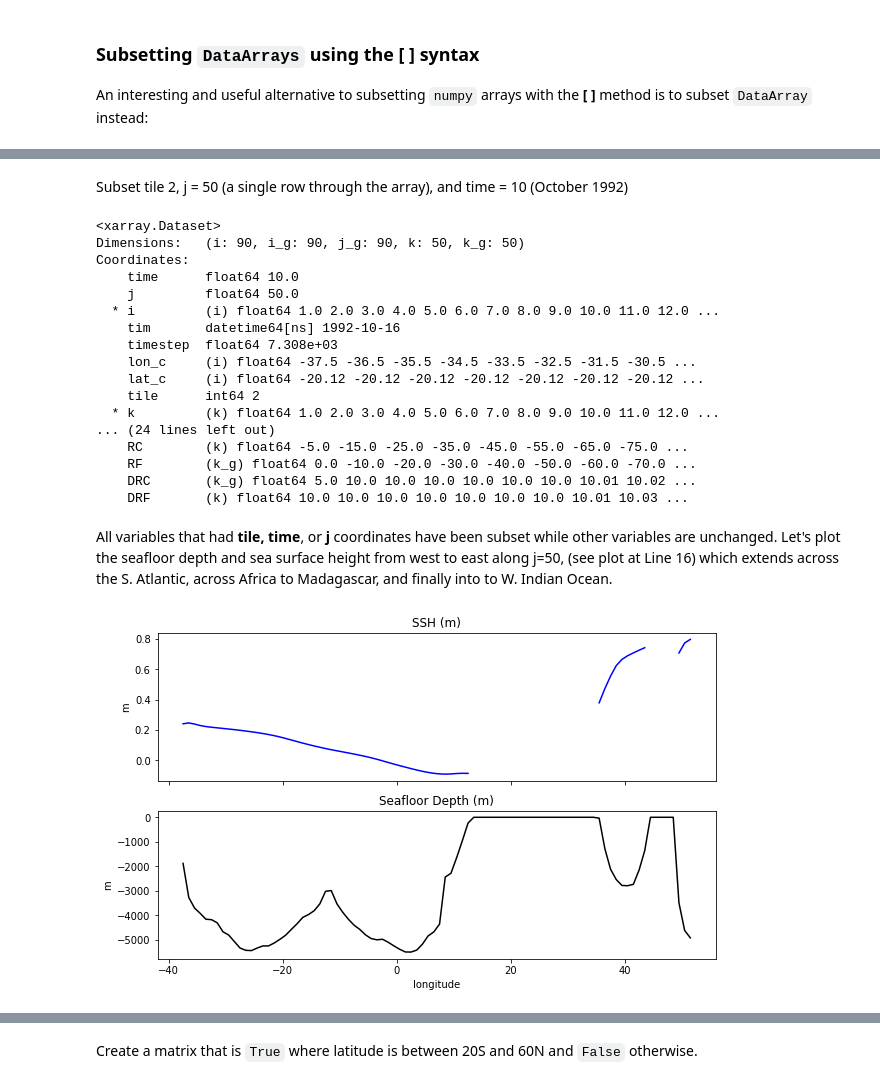
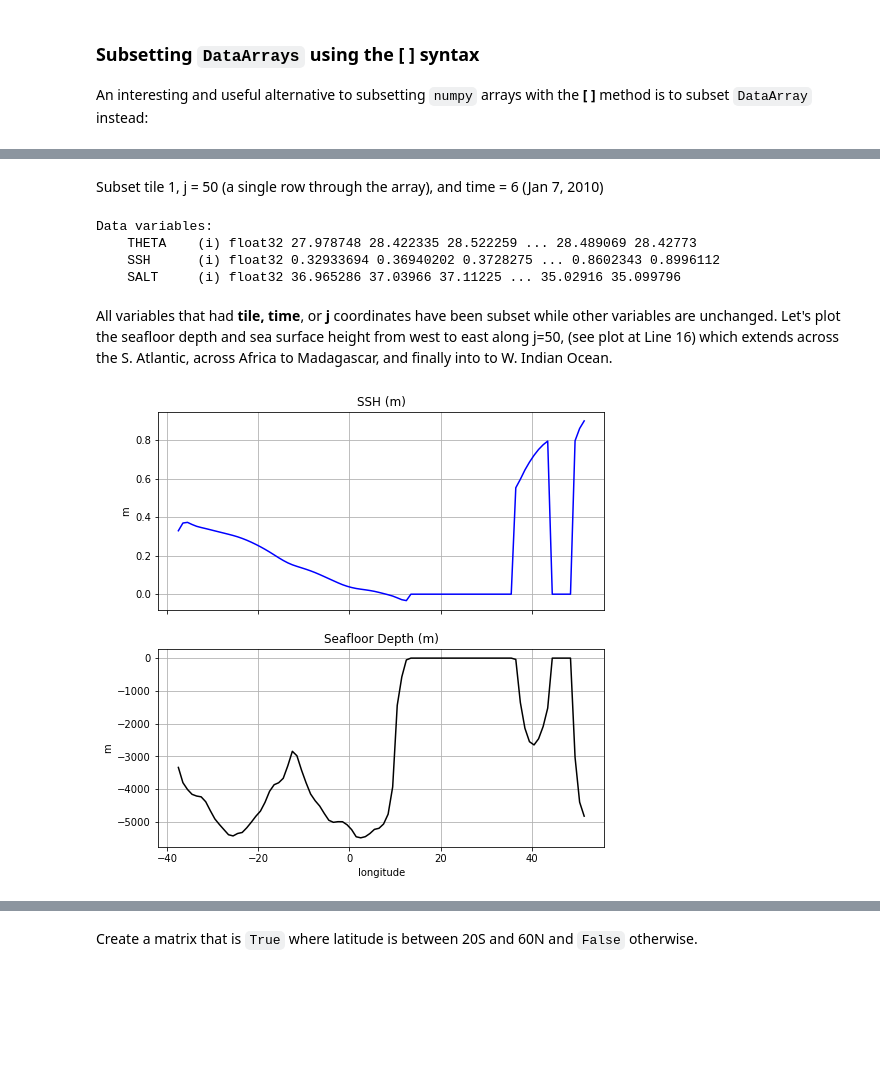
Before and after one commit to ECCO-GROUP/ECCO-v4-Python-Tutorial, a Jupyter notebook: Tutorials_as_Jupyter_Notebooks/ECCO_v4_Accessing_and_Subsetting_Variables.ipynb, the cells around one changed output, grey strips where cells are left out. Drawn from its saved outputs; the diff is of its cells as text; code cells hidden in the pictures; blank space fills up the shorter version.

```diff
--- a/Tutorials_as_Jupyter_Notebooks/ECCO_v4_Accessing_and_Subsetting_Variables.ipynb
+++ b/Tutorials_as_Jupyter_Notebooks/ECCO_v4_Accessing_and_Subsetting_Variables.ipynb
@@ -33,7 +30,0 @@ Populating the interactive namespace from numpy and matplotlib
-# %%
-data_dir='/Volumes/ECCO_BASE/ECCO_v4r3/nctiles_monthly/SSH/'
-var = 'SSH'
-var_type = 'c'
-
-ssh_all_tiles = ecco.load_all_tiles_from_netcdf(data_dir, var, var_type)
-ecco.minimal_metadata(ssh_all_tiles)
@@ -81,0 +31,17 @@ Attributes:
+# %%
+## Load the model grid
+ECCO_dir = '/Users/ifenty/eccov4r3_native_grid_netcdf/'
+
+grid_dir= ECCO_dir + 'grid/'
+
+ecco_grid = xr.open_dataset(grid_dir + 'ECCOv4r3_grid.nc')
+
+## Load one year of 2D daily data, SSH, SST, and SSS
+day_mean_dir= ECCO_dir + 'day_mean/'
+
+ecco_vars = ecco.recursive_load_ecco_var_from_years_nc(day_mean_dir, \
+                                           vars_to_load=['SSH','THETA', 'SALT'], \
+                                           years_to_load='all')
+
+## Merge the ecco_grid with the ecco_vars to make the ecco_ds
+ecco_ds = xr.merge((ecco_grid , ecco_vars))
@@ -374,39 +492,28 @@ Removing Dataset Attributes A-Z
 # %% [markdown]
-Subset tile 2, j = 50 (a single row through the array), and time = 10 (October 1992)
+Subset tile 1, j = 50 (a single row through the array), and time = 6 (Jan 7, 2010)
-# %%
-output_tile2_time10_j50= output_all.sel(tile=2, time=10, j=50)
-output_tile2_time10_j50
-# %% [output]
-<xarray.Dataset>
-Dimensions:   (i: 90, i_g: 90, j_g: 90, k: 50, k_g: 50)
-Coordinates:
-    time      float64 10.0
-    j         float64 50.0
-  * i         (i) float64 1.0 2.0 3.0 4.0 5.0 6.0 7.0 8.0 9.0 10.0 11.0 12.0 ...
-    tim       datetime64[ns] 1992-10-16
-    timestep  float64 7.308e+03
-    lon_c     (i) float64 -37.5 -36.5 -35.5 -34.5 -33.5 -32.5 -31.5 -30.5 ...
-    lat_c     (i) float64 -20.12 -20.12 -20.12 -20.12 -20.12 -20.12 -20.12 ...
-    tile      int64 2
-  * k         (k) float64 1.0 2.0 3.0 4.0 5.0 6.0 7.0 8.0 9.0 10.0 11.0 12.0 ...
-... (24 lines left out)
-    RC        (k) float64 -5.0 -15.0 -25.0 -35.0 -45.0 -55.0 -65.0 -75.0 ...
-    RF        (k_g) float64 0.0 -10.0 -20.0 -30.0 -40.0 -50.0 -60.0 -70.0 ...
-    DRC       (k_g) float64 5.0 10.0 10.0 10.0 10.0 10.0 10.0 10.01 10.02 ...
-    DRF       (k) float64 10.0 10.0 10.0 10.0 10.0 10.0 10.0 10.01 10.03 ...
+# %%
+output_tile1_time06_j50= ecco_ds.isel(tile=1, time=6, j=50).load()
+output_tile1_time06_j50.data_vars
+# %% [output]
+Data variables:
+    THETA    (i) float32 27.978748 28.422335 28.522259 ... 28.489069 28.42773
+    SSH      (i) float32 0.32933694 0.36940202 0.3728275 ... 0.8602343 0.8996112
+    SALT     (i) float32 36.965286 37.03966 37.11225 ... 35.02916 35.099796
 # %% [markdown]
 All variables that had **tile, time**, or **j** coordinates have been subset while other variables are unchanged.  Let's plot the seafloor depth and sea surface height from west to east along j=50, (see plot at Line 16) which extends across the S. Atlantic, across Africa to Madagascar, and finally into to W. Indian Ocean.
 # %%
-f, axarr = plt.subplots(2, sharex=True)
+f, axarr = plt.subplots(2, sharex=True,figsize=(8, 8))
 (ax1, ax2) = axarr
-ax1.plot(output_tile2_time10_j50.lon_c, output_tile2_time10_j50.SSH,color='b')
+ax1.plot(output_tile1_time06_j50.XC, output_tile1_time06_j50.SSH,color='b')
 ax1.set_ylabel('m')
 ax1.set_title('SSH (m)')
-ax2.plot(output_tile2_time10_j50.lon_c, -output_tile2_time10_j50.Depth,color='k')
+ax1.grid()
+
+ax2.plot(output_tile1_time06_j50.XC, -output_tile1_time06_j50.Depth,color='k')
 ax2.set_xlabel('longitude')
 ax2.set_ylabel('m')
 ax2.set_title('Seafloor Depth (m)')
-plt.show()
+ax2.grid()
 # %% [output]
-[figure, old version]
+[figure, new version]
 # %% [markdown]
```
Also changed, not shown: parts of 93 cells of this notebook, 2 other files.
